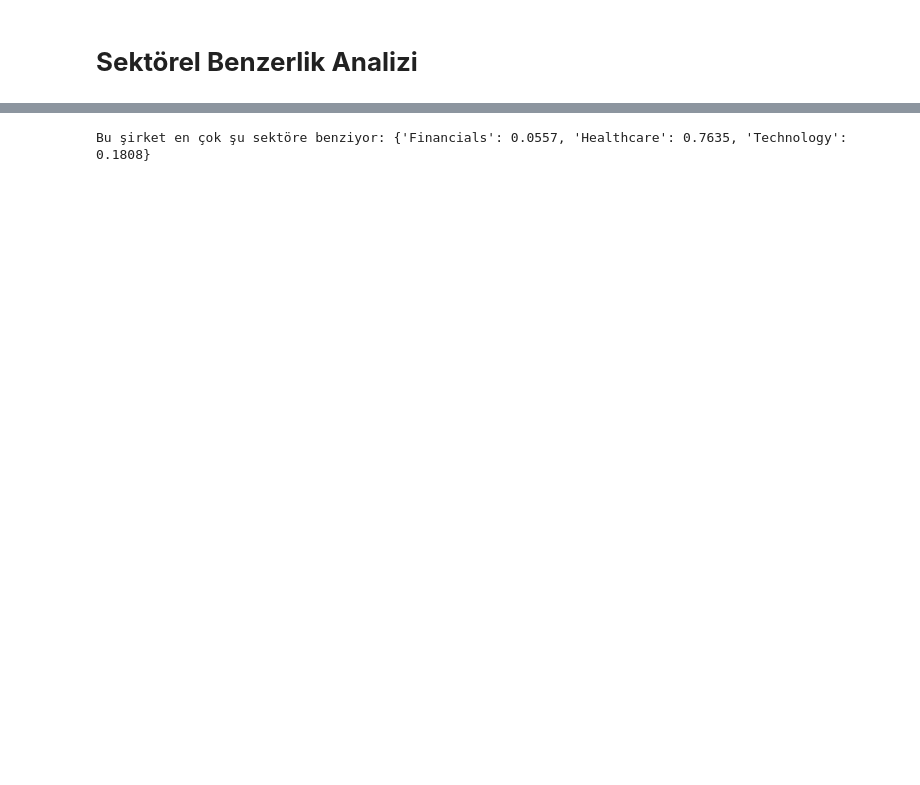
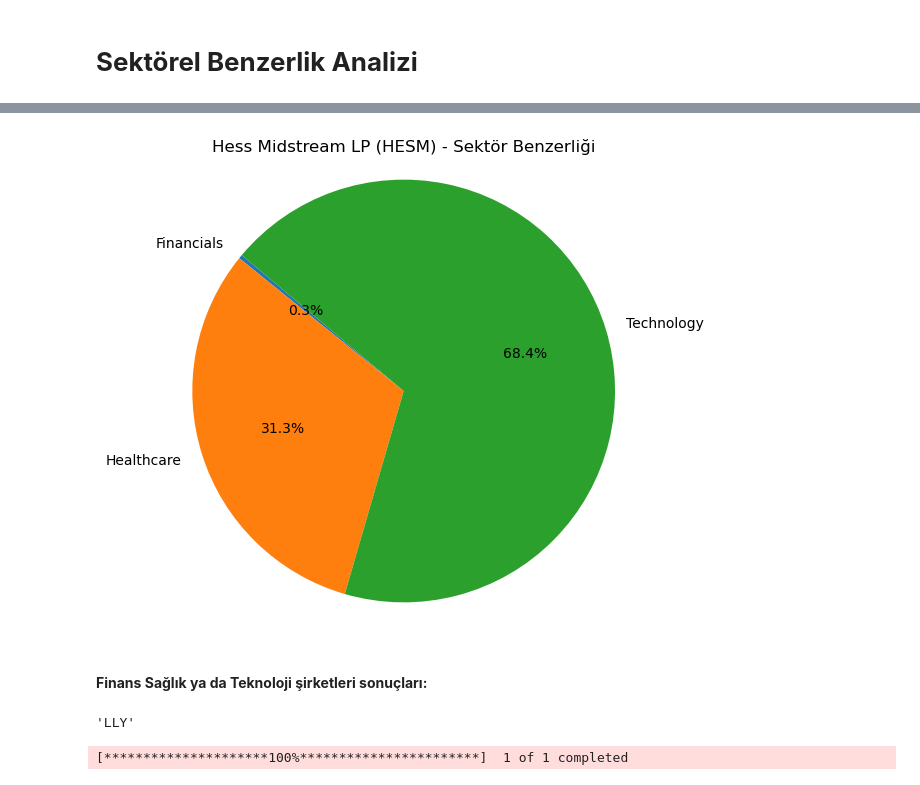
Before and after one commit to Emin-35/Data-Intensive-Applications-Module-Project, a Jupyter notebook: YZUP-VYU-Project.ipynb, the cells around one changed output, grey strips where cells are left out. Cells and saved outputs as stored; diff of their text form; code cells hidden in the pictures; blank space fills up the shorter version.

```diff
--- a/YZUP-VYU-Project.ipynb
+++ b/YZUP-VYU-Project.ipynb
@@ -1310,12 +1370,13 @@ data_pipeline = Pipeline([
 ])
 # %%
 # --- 4. Model Yükleme ---
-mlp_model = joblib.load("../trained_models/Gradient_Boosting.pkl")  # Eğittiğin MLP modelini yükle
+#mlp_model = joblib.load("../trained_models/Gradient_Boosting.pkl")  # Eğittiğin MLP modelini yükle
+optimized_gradient_boost_model = joblib.load("../trained_models/Optimized_Gradient_Boosting.pkl")
 # %%
 def predict_sector(df):
     """ İşlenmiş veriyi modele sokar ve sektöre olan olasılıklarını döndürür. """
     X_processed = data_pipeline.transform(df)
-    probabilities = mlp_model.predict_proba(X_processed)[0]  # Olasılıkları al
+    probabilities = optimized_gradient_boost_model.predict_proba(X_processed)[0]  # Olasılıkları al
 
     sector_mapping = {0: 'Financials', 1: 'Healthcare', 2: 'Technology'}
 
@@ -1326,6 +1387,19 @@ def predict_sector(df):
 # %%
 # --- 6. Kullanım ---
 # Örnek olarak seçilen endüstri şirketi verisi (Industrials, Materials vs.)
-df_selected_company = pd.read_csv("../data/stock_sectors/real-estate.csv")  # Örnek dosya (inşaat şirketleri)
-df_selected_company_ticker = df_selected_company['Symbol'].dropna().tolist() # Tüm şirketler
-df_selected_company_ticker_random = df_selected_company_ticker[5] # 5. Şirket (herhangi bir sayı olabilir)
+df_real_estate_companies = pd.read_csv("../data/stock_sectors/real-estate.csv")  # Örnek dosya (inşaat şirketleri)
+df_materials_companies = pd.read_csv("../data/stock_sectors/materials.csv")
+df_industrials_companies = pd.read_csv("../data/stock_sectors/industrials.csv")
+df_energy_companies = pd.read_csv("../data/stock_sectors/energy.csv")
+
+# Şirket sembollerini al
+real_estate_tickers = df_real_estate_companies['Symbol'].dropna().tolist()
+materials_tickers = df_materials_companies['Symbol'].dropna().tolist()
+industrials_tickers = df_industrials_companies['Symbol'].dropna().tolist()
+energy_tickers = df_energy_companies['Symbol'].dropna().tolist()
+
+# Şirket isimlerini al (varsa)
+real_estate_names = df_real_estate_companies['Company Name'].dropna().tolist()
+materials_names = df_materials_companies['Company Name'].dropna().tolist()
+industrials_names = df_industrials_companies['Company Name'].dropna().tolist()
+energy_names = df_energy_companies['Company Name'].dropna().tolist()
@@ -1337,5 +1436,16 @@ Bu şirket en çok şu sektöre benziyor: {'Financials': 0.0557, 'Healthcare': 0
-# %%
-# Sonuç
-print(f"Bu şirket en çok şu sektöre benziyor: {predicted_sector}")
-# %% [output]
-Bu şirket en çok şu sektöre benziyor: {'Financials': 0.0557, 'Healthcare': 0.7635, 'Technology': 0.1808}
+# %%
+# --- Sonucu Görselleştir ---
+# Sözlükten etiketler ve değerler ayrılıyor
+labels = list(predicted_sector.keys())
+sizes = list(predicted_sector.values())
+
+# Pasta grafiğini oluştur
+plt.figure(figsize=(6, 6))
+plt.pie(sizes, labels=labels, autopct='%1.1f%%', startangle=140)
+plt.title(f"{selected_company_name} ({selected_company_ticker}) - Sektör Benzerliği")
+plt.axis('equal')  # Pasta grafiğinin dairesel görünmesini sağlar
+plt.show()
+# %% [output]
+[figure, added]
+# %% [markdown]
+#### **Finans Sağlık ya da Teknoloji şirketleri sonuçları:**
@@ -1341,0 +1458,9 @@ Bu şirket en çok şu sektöre benziyor: {'Financials': 0.0557, 'Healthcare': 0
+# %%
+random_healtcare_company
+# %% [output]
+'LLY'
+# %%
+# Model tahmini yap
+predicted_sector = predict_sector(random_healtcare_company)
+# %% [output]
+[*********************100%***********************]  1 of 1 completed
```
Also changed, not shown: parts of 21 cells of this notebook, 2 other files.
